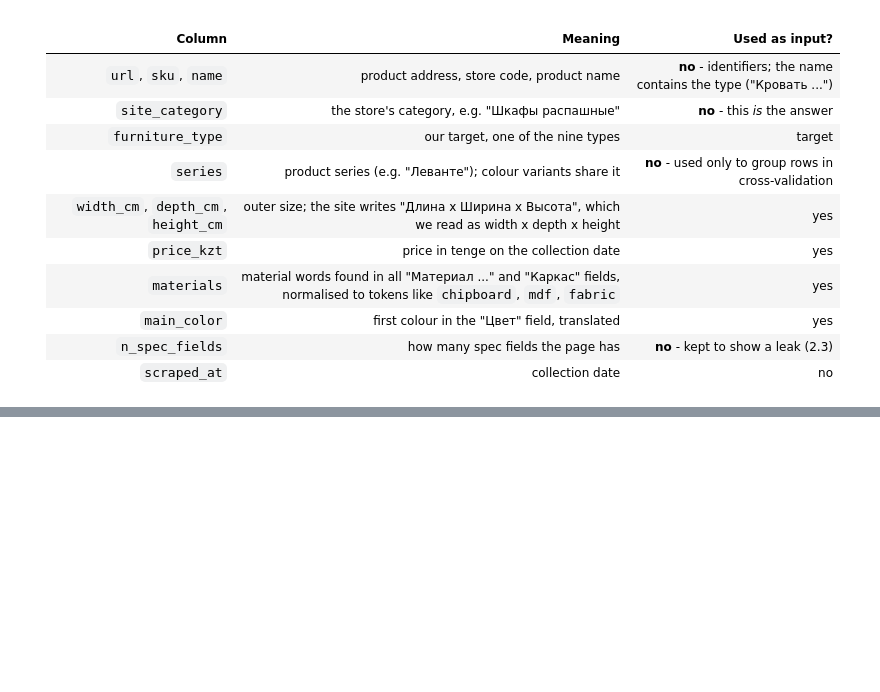
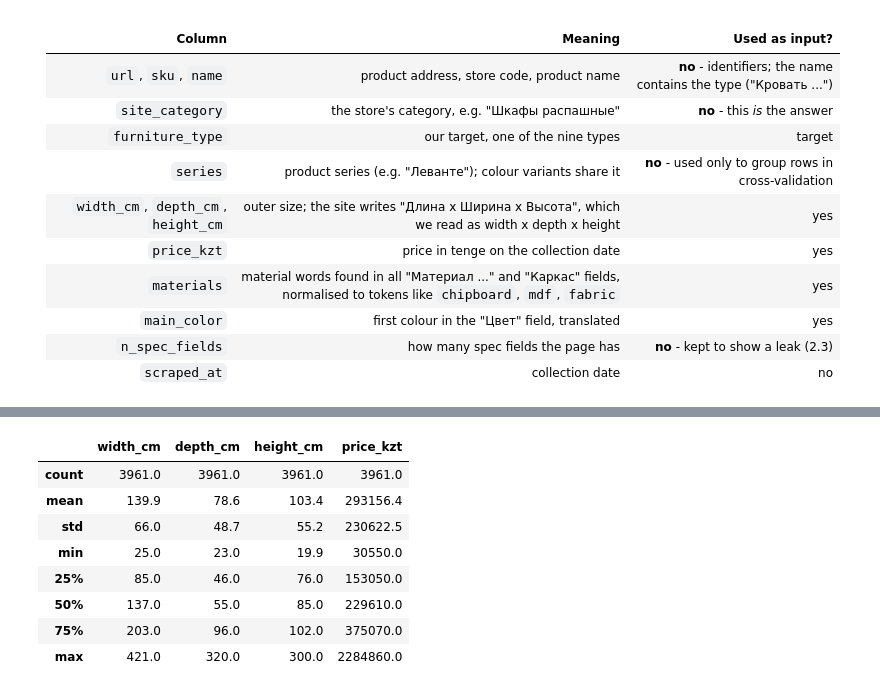
Before and after one commit to a100miles/furniture-prediction-ml, a Jupyter notebook: furniture_classification.ipynb, the cells around one changed output, grey strips where cells are left out. Cells and saved outputs as stored; diff of their text form; code cells hidden in the pictures; blank space fills up the shorter version.

```diff
--- a/furniture_classification.ipynb
+++ b/furniture_classification.ipynb
@@ -149,0 +155,13 @@ df.head()
+# %%
+num_cols = ["width_cm", "depth_cm", "height_cm", "price_kzt"]
+df[num_cols].describe().round(1)
+# %% [output]
+|  | width_cm | depth_cm | height_cm | price_kzt |
+| count | 3961.0 | 3961.0 | 3961.0 | 3961.0 |
+| mean | 139.9 | 78.6 | 103.4 | 293156.4 |
+| std | 66.0 | 48.7 | 55.2 | 230622.5 |
+| min | 25.0 | 23.0 | 19.9 | 30550.0 |
+| 25% | 85.0 | 46.0 | 76.0 | 153050.0 |
+| 50% | 137.0 | 55.0 | 85.0 | 229610.0 |
+| 75% | 203.0 | 96.0 | 102.0 | 375070.0 |
+| max | 421.0 | 320.0 | 300.0 | 2284860.0 |
```
Also changed, not shown: parts of 9 cells of this notebook.
